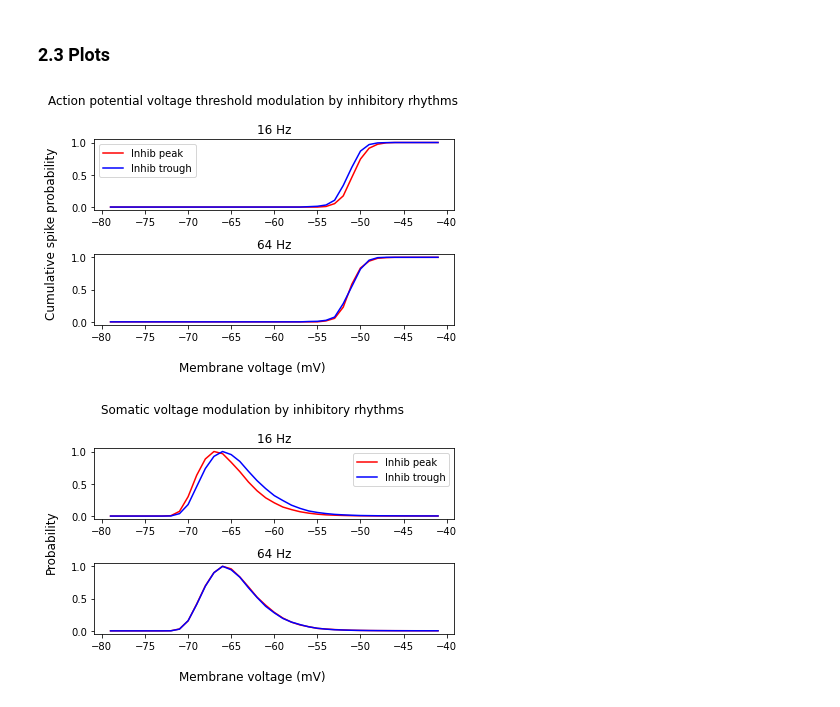
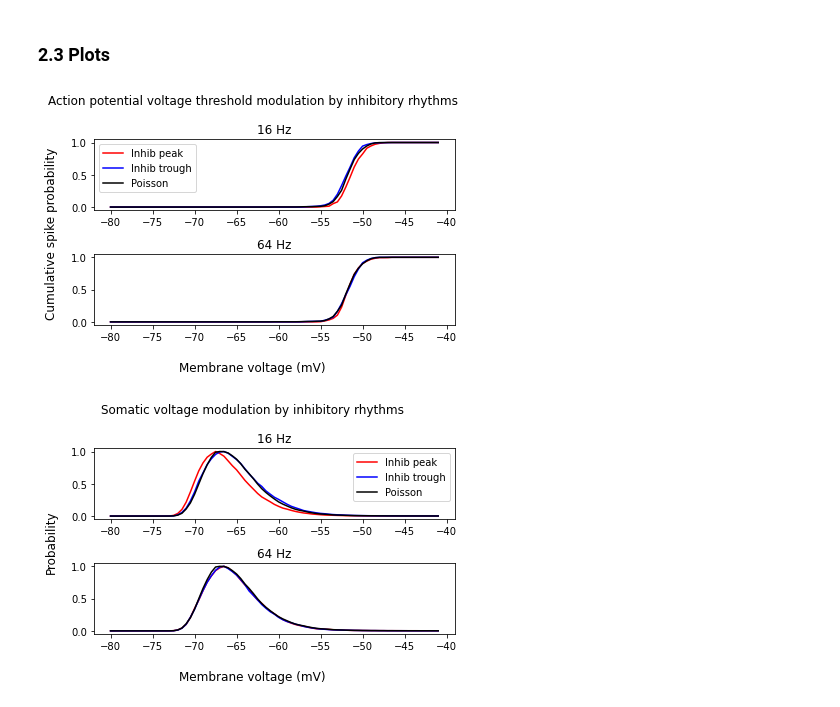
Before and after one commit to dbheadley/InhibOnDendComp, a Jupyter notebook: scripts/APThresh_RhythmicInh_PoissonExc.ipynb, the cells around one changed output. Saved outputs shown, nothing was run; the diff lists cells and outputs as text; code cells hidden in the pictures.

```diff
--- a/scripts/APThresh_RhythmicInh_PoissonExc.ipynb
+++ b/scripts/APThresh_RhythmicInh_PoissonExc.ipynb
@@ -25,6 +26,6 @@ from src.load_v_h5 import load_v_h5
 ### 1.1 Simulation constants and analysis windows
 # %%
 samps_per_ms = 10
-edges_v = np.arange(-80,-40,1)
-
+edges_v = np.arange(-80,-40,0.5)
+edges_i = np.linspace(-5,5,80)
 sim_win = [0, 2000000] # beginning and start points of simulation in samples
@@ -100,47 +167,63 @@ def thresh_files_func(sim_dict, sin_ser):
 # %%
 # process the 16 Hz distal dendritic inhibition simulation
-ph_16_prob = thresh_files_func(sim_16_dict, sin_16_ser)
+ph16_prob = thresh_files_func(sim_16_dict, sin_16_ser)
 
 # process the 64 Hz proximal dendritic/somatic inhibition simulation
-ph_64_prob = thresh_files_func(sim_64_dict, sin_64_ser)
+ph64_prob = thresh_files_func(sim_64_dict, sin_64_ser)
+
+# process the poisson inhibition simulation
+pois_prob = thresh_files_pois_func(sim_pois_dict)
 # %% [markdown]
 ### 2.3 Plots
 # %%
 # plotting functions
-def ap_prob_ph_plot(ph_prob, ax):
-        ax.plot(edges_v[1:], ph_prob['p']['prob']/np.max(ph_prob['p']['prob']),color='r')
-        ax.plot(edges_v[1:], ph_prob['t']['prob']/np.max(ph_prob['t']['prob']),color='b')
+# set meas to 'v' for voltage, and 'i' for current
+def ap_prob_ph_plot(ph_prob, ax, meas='v'):
+        if meas=='v':
+                edges = edges_v[:-1]
+        elif meas=='i_apic' or meas=='i_basal':
+                edges = edges_i[:-1]
 
-def v_prob_ph_plot(ph_prob, ax):
-        ax.plot(edges_v[1:], ph_prob['p']['v_dist']/np.max(ph_prob['p']['v_dist']),color='r')
-        ax.plot(edges_v[1:], ph_prob['t']['v_dist']/np.max(ph_prob['t']['v_dist']),color='b')
+        ax.plot(edges, ph_prob[meas]['p']['prob']/np.max(ph_prob[meas]['p']['prob']),color='r')
+        ax.plot(edges, ph_prob[meas]['t']['prob']/np.max(ph_prob[meas]['t']['prob']),color='b')
+        ax.plot(edges, pois_prob[meas]['pois']['prob']/np.max(pois_prob[meas]['pois']['prob']),color='k')
+
+def meas_prob_ph_plot(ph_prob, ax, meas='v'):
+        if meas=='v':
+                edges = edges_v[:-1]
+        elif meas=='i_apic' or meas=='i_basal':
+                edges = edges_i[:-1]
+
+        ax.plot(edges, ph_prob[meas]['p']['dist']/np.max(ph_prob[meas]['p']['dist']),color='r')
+        ax.plot(edges, ph_prob[meas]['t']['dist']/np.max(ph_prob[meas]['t']['dist']),color='b')
+        ax.plot(edges, pois_prob[meas]['pois']['dist']/np.max(pois_prob[meas]['pois']['dist']),color='k')
 # %%
 # Action potential probabilities by membrane voltage and phase
 fig, ax = plt.subplots(2,1,sharey=True)
-ap_prob_ph_plot(ph_16_prob, ax[0])
-ap_prob_ph_plot(ph_64_prob, ax[1])
+ap_prob_ph_plot(ph16_prob, ax[0])
+ap_prob_ph_plot(ph64_prob, ax[1])
 ax[0].set_title('16 Hz')
 ax[1].set_title('64 Hz')
 fig.suptitle('Action potential voltage threshold modulation by inhibitory rhythms')
 fig.supxlabel('Membrane voltage (mV)')
 fig.supylabel('Cumulative spike probability')
-ax[0].legend(('Inhib peak', 'Inhib trough'))
+ax[0].legend(('Inhib peak', 'Inhib trough', 'Poisson'))
 plt.tight_layout()
 plt.show()
 # %% [output]
-[figure, old version]
+[figure, new version]
 # %%
 # Membrane voltage by phase
 fig, ax = plt.subplots(2,1,sharey=True)
-v_prob_ph_plot(ph_16_prob, ax[0])
-v_prob_ph_plot(ph_64_prob, ax[1])
+meas_prob_ph_plot(ph16_prob, ax[0])
+meas_prob_ph_plot(ph64_prob, ax[1])
 ax[0].set_title('16 Hz')
 ax[1].set_title('64 Hz')
 fig.suptitle('Somatic voltage modulation by inhibitory rhythms')
 fig.supxlabel('Membrane voltage (mV)')
 fig.supylabel('Probability')
-ax[0].legend(('Inhib peak', 'Inhib trough'))
+ax[0].legend(('Inhib peak', 'Inhib trough', 'Poisson'))
 plt.tight_layout()
 plt.show()
 # %% [output]
-[figure, old version]
+[figure, new version]
```
Also changed, not shown: parts of 8 cells of this notebook, 22 other files.
